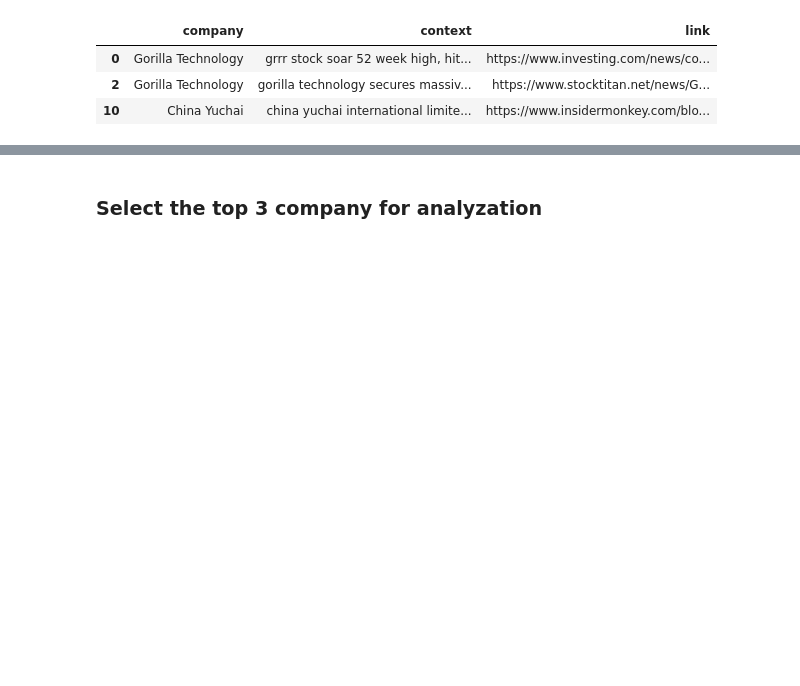
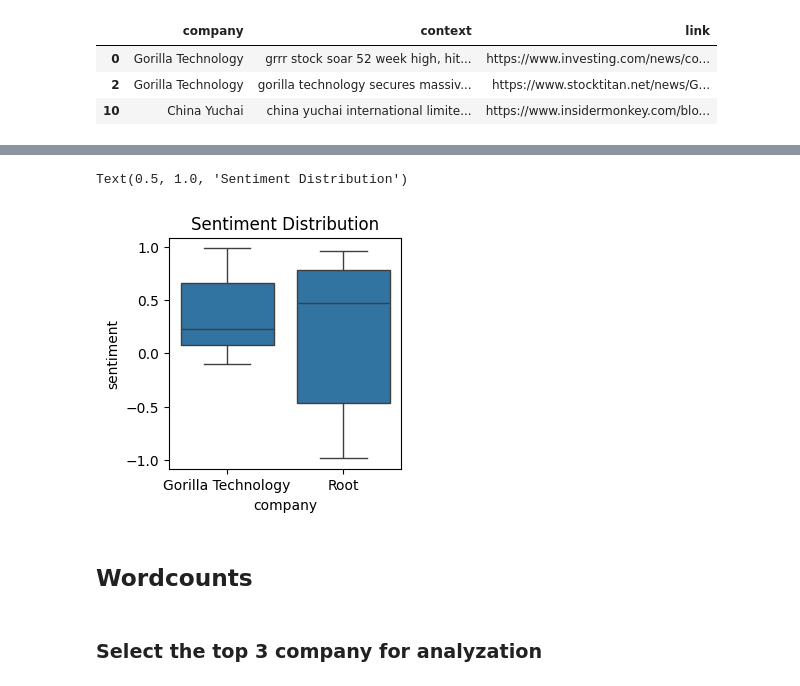
Before and after one commit to TheKusz/Python_DSM020-2024-OCT, a Jupyter notebook: Final Coursework/final coursework.ipynb, the cells around one changed output, grey strips where cells are left out. Drawn from its saved outputs; the diff is of its cells as text; code cells hidden in the pictures; blank space fills up the shorter version.

```diff
--- a/Final Coursework/final coursework.ipynb
+++ b/Final Coursework/final coursework.ipynb
@@ -987,3 +1031,13 @@ clean_df.head(3)
+# %%
+import seaborn as sns
+plt.figure(figsize=(3, 3))
+sns.boxplot(x='company', y='sentiment', data=clean_df)
+plt.title('Sentiment Distribution')
+# %% [output]
+Text(0.5, 1.0, 'Sentiment Distribution')
+[figure, added]
+# %% [markdown]
+## Wordcounts
 # %% [markdown]
 ### Select the top 3 company for analyzation
 # %%
```
Also changed, not shown: parts of 19 cells of this notebook, 1 other file.
